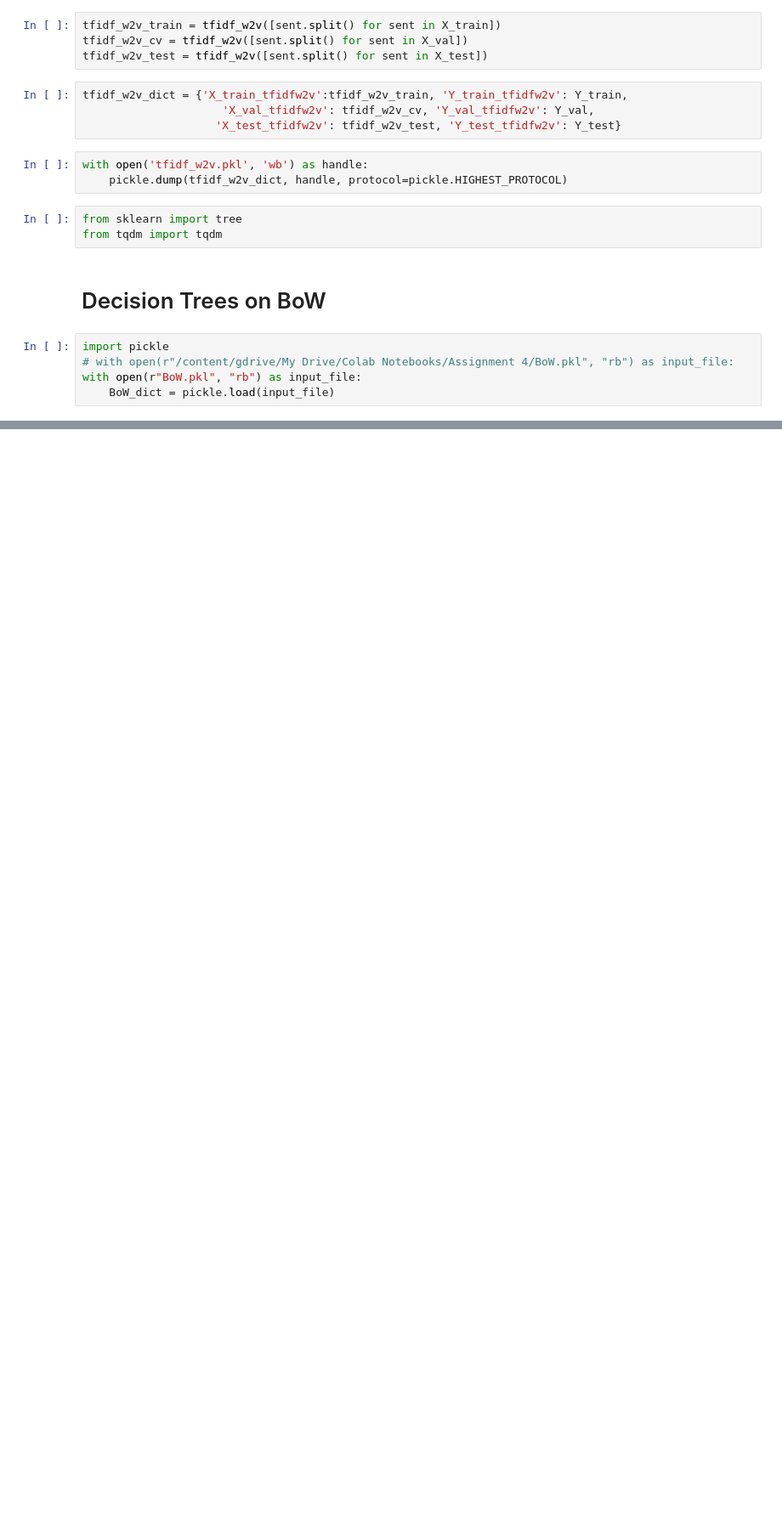
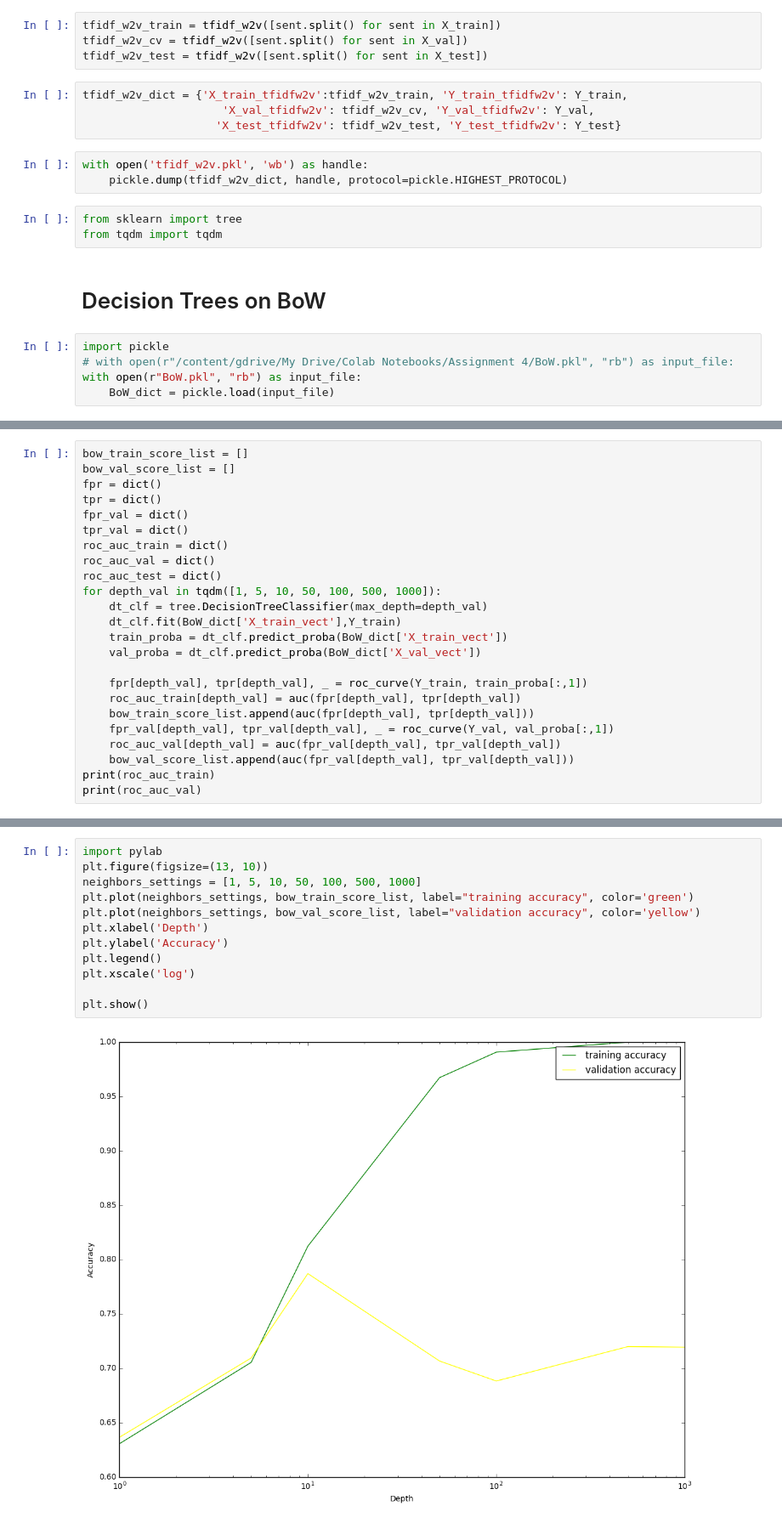
Before and after one commit to rajendrac3/Machine-Learning, a Jupyter notebook: Apply Decision Trees on Amazon reviews data set/Decision Trees.ipynb, the cells around one changed output, grey strips where cells are left out. Shown at 85% size. Saved outputs shown, nothing was run; the diff lists cells and outputs as text; blank space fills up the shorter version.

Commit message:
decision tree one

```diff
--- a/Apply Decision Trees on Amazon reviews data set/Decision Trees.ipynb
+++ b/Apply Decision Trees on Amazon reviews data set/Decision Trees.ipynb
@@ -577,0 +555,24 @@ for depth_val in tqdm([1, 5, 10, 50, 100, 500, 1000]):
+# %%
+bow_train_score_list = []
+bow_val_score_list = []
+fpr = dict()
+tpr = dict()
+fpr_val = dict()
+tpr_val = dict()
+roc_auc_train = dict()
+roc_auc_val = dict()
+roc_auc_test = dict()
+for depth_val in tqdm([1, 5, 10, 50, 100, 500, 1000]):
+    dt_clf = tree.DecisionTreeClassifier(max_depth=depth_val)
+    dt_clf.fit(BoW_dict['X_train_vect'],Y_train)
+    train_proba = dt_clf.predict_proba(BoW_dict['X_train_vect'])
+    val_proba = dt_clf.predict_proba(BoW_dict['X_val_vect'])
+
+    fpr[depth_val], tpr[depth_val], _ = roc_curve(Y_train, train_proba[:,1])
+    roc_auc_train[depth_val] = auc(fpr[depth_val], tpr[depth_val])
+    bow_train_score_list.append(auc(fpr[depth_val], tpr[depth_val]))
+    fpr_val[depth_val], tpr_val[depth_val], _ = roc_curve(Y_val, val_proba[:,1])
+    roc_auc_val[depth_val] = auc(fpr_val[depth_val], tpr_val[depth_val])
+    bow_val_score_list.append(auc(fpr_val[depth_val], tpr_val[depth_val]))
+print(roc_auc_train)
+print(roc_auc_val)
@@ -583,0 +593,14 @@ print(bow_auc_cv)
+# %%
+import pylab
+plt.figure(figsize=(13, 10))
+neighbors_settings = [1, 5, 10, 50, 100, 500, 1000]
+plt.plot(neighbors_settings, bow_train_score_list, label="training accuracy", color='green')
+plt.plot(neighbors_settings, bow_val_score_list, label="validation accuracy", color='yellow')
+plt.xlabel('Depth')
+plt.ylabel('Accuracy')
+plt.legend()
+plt.xscale('log')
+
+plt.show()
+# %% [output]
+[figure, added]
```
Also changed, not shown: parts of 68 cells of this notebook, 5 other files.
